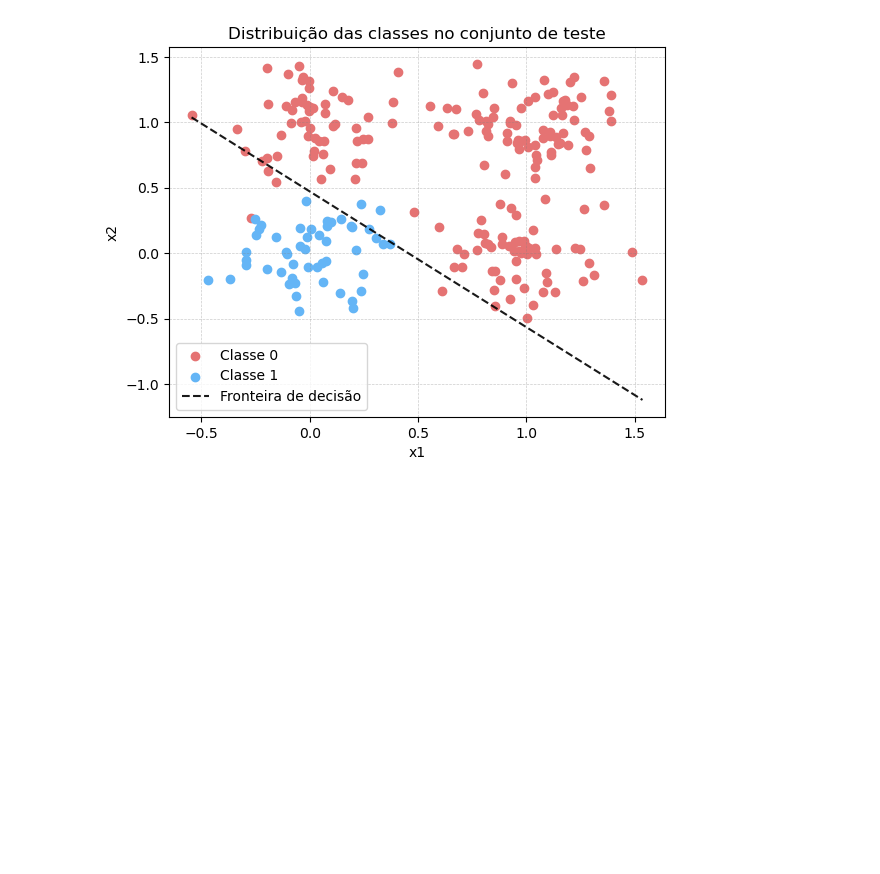
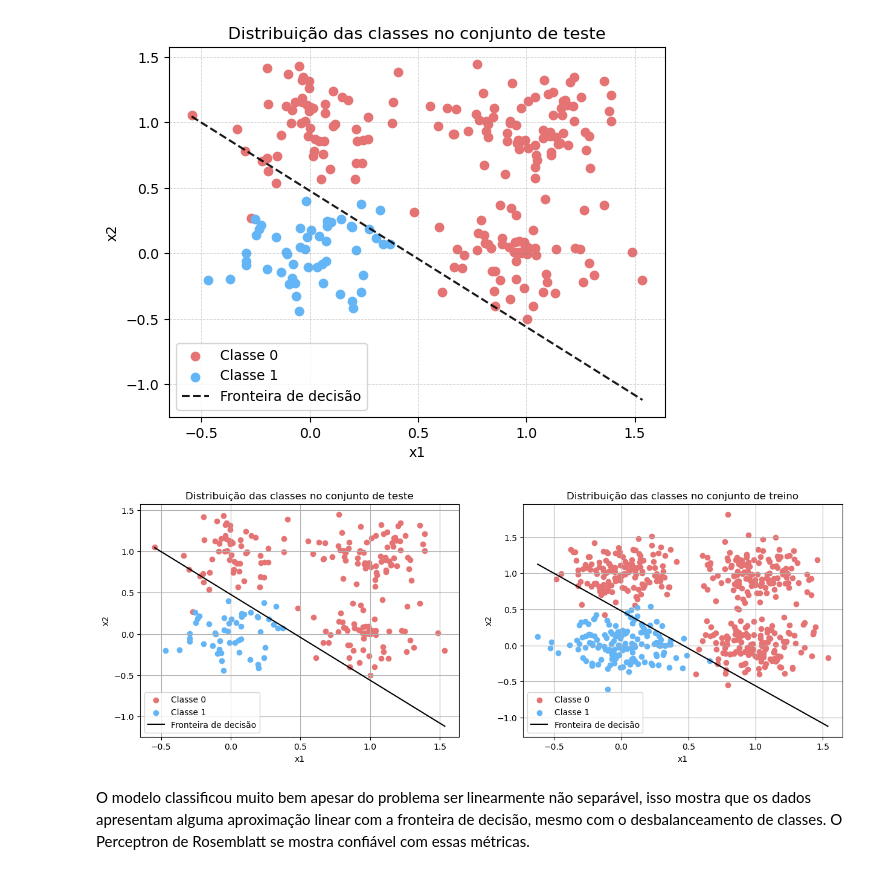
Before and after one commit to ErikExatas/Redes-Neurais-Artificiais-PP2.1, a Jupyter notebook: src/perceptron-rosenblatt.ipynb, the cells around one changed output. Saved outputs shown, nothing was run; the diff lists cells and outputs as text; code cells hidden in the pictures; blank space fills up the shorter version.

```diff
--- a/src/perceptron-rosenblatt.ipynb
+++ b/src/perceptron-rosenblatt.ipynb
@@ -288,3 +276,48 @@ plt.grid(True, alpha=0.4, linestyle='--', linewidth=0.5, color='gray')
 plt.show()
 # %% [output]
 [figure]
+# %%
+y_test_flat = y_test.ravel()
+y_train_flat = y_train.ravel()
+
+#casos de teste
+classe_0 = X_test[y_test_flat == 0]
+classe_1 = X_test[y_test_flat == 1]
+
+#casos de treino
+classe_0t = X_train[y_train_flat == 0]
+classe_1t = X_train[y_train_flat == 1]
+
+w = p3.weights
+x_vals = np.linspace(np.min(X_test[:, 0]), np.max(X_test[:, 0]), 100)
+y_vals = -(w[0] + w[1] * x_vals) / w[2]
+
+fig,axs = plt.subplots(1,2,figsize=(15,5))
+
+axs[0].scatter(classe_0[:, 0], classe_0[:, 1], color='#E57373', label='Classe 0')
+axs[0].scatter(classe_1[:, 0], classe_1[:, 1], color='#64B5F6', label='Classe 1')
+axs[0].set_xlabel('x1')
+axs[0].set_ylabel('x2')
+axs[0].set_title('Distribuição das classes no conjunto de teste')
+axs[0].plot(x_vals,y_vals,color='black',label='Fronteira de decisão')
+axs[0].grid(True)
+axs[0].legend()
+
+w = p3.weights
+x_vals = np.linspace(np.min(X_train[:, 0]), np.max(X_train[:, 0]), 100)
+y_vals = -(w[0] + w[1] * x_vals) / w[2]
+
+axs[1].scatter(classe_0t[:, 0], classe_0t[:, 1], color='#E57373', label='Classe 0')
+axs[1].scatter(classe_1t[:, 0], classe_1t[:, 1], color='#64B5F6', label='Classe 1')
+axs[1].set_xlabel('x1')
+axs[1].set_ylabel('x2')
+axs[1].set_title('Distribuição das classes no conjunto de treino')
+axs[1].plot(x_vals,y_vals,color='black',label='Fronteira de decisão')
+axs[1].grid(True)
+axs[1].legend()
+
+plt.show()
+# %% [output]
+[figure, added]
+# %% [markdown]
+O modelo classificou muito bem apesar do problema ser linearmente não separável, isso mostra que os dados apresentam alguma aproximação linear com a fronteira de decisão, mesmo com o desbalanceamento de classes. O Perceptron de Rosemblatt se mostra confiável com essas métricas.
```
Also changed, not shown: parts of 9 cells of this notebook.
